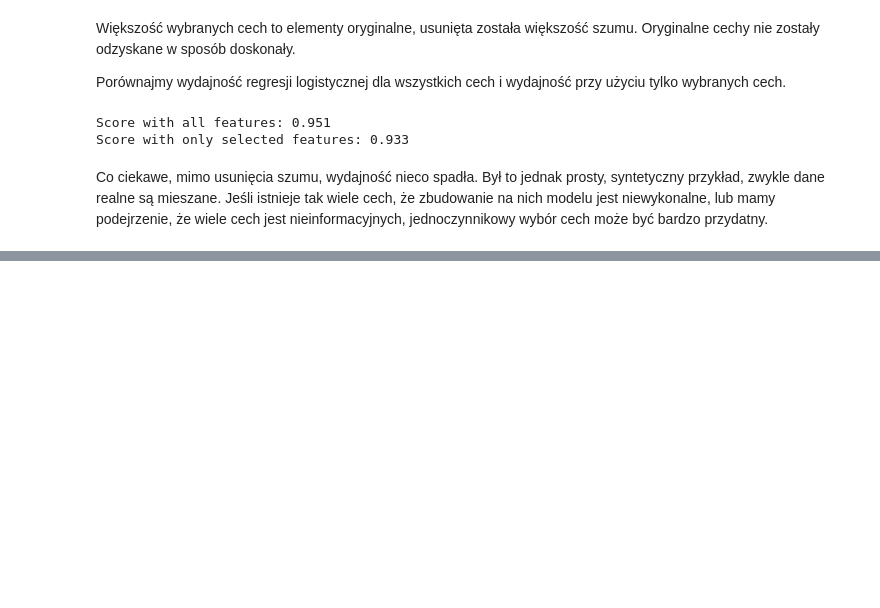
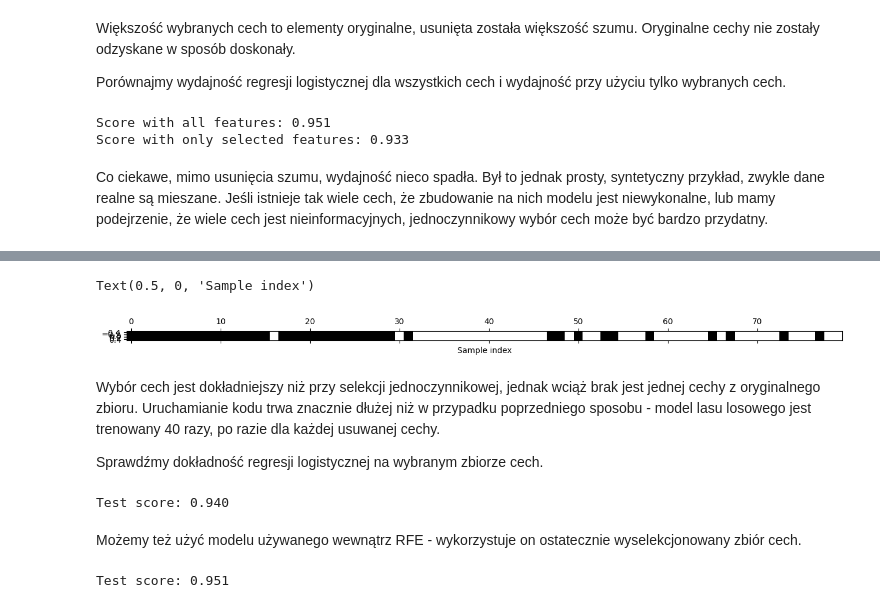
Before and after one commit to jakubtwalczak/Muller_Guido_Introduction_to_ML, a Jupyter notebook: Rozdział_4_reprezentacja_danych_i_inżynieria_cech.ipynb, the cells around one changed output, grey strips where cells are left out. Cells and saved outputs as stored; diff of their text form; code cells hidden in the pictures; blank space fills up the shorter version.

```diff
--- a/Rozdział_4_reprezentacja_danych_i_inżynieria_cech.ipynb
+++ b/Rozdział_4_reprezentacja_danych_i_inżynieria_cech.ipynb
@@ -556,0 +605,28 @@ Co ciekawe, mimo usunięcia szumu, wydajność nieco spadła. Był to jednak pro
+# %%
+from sklearn.feature_selection import RFE
+select = RFE(RandomForestClassifier(n_estimators=100, random_state=42), n_features_to_select=40)
+select.fit(X_train, y_train)
+
+mask = select.get_support()
+plt.matshow(mask.reshape(1, -1), cmap='gray_r')
+plt.xlabel("Sample index")
+# %% [output]
+Text(0.5, 0, 'Sample index')
+[figure, added]
+# %% [markdown]
+Wybór cech jest dokładniejszy niż przy selekcji jednoczynnikowej, jednak wciąż brak jest jednej cechy z oryginalnego zbioru. Uruchamianie kodu trwa znacznie dłużej niż w przypadku poprzedniego sposobu - model lasu losowego jest trenowany 40 razy, po razie dla każdej usuwanej cechy.
+
+Sprawdźmy dokładność regresji logistycznej na wybranym zbiorze cech.
+# %%
+X_train_rfe = select.transform(X_train)
+X_test_rfe = select.transform(X_test)
+score = LogisticRegression(max_iter=10000).fit(X_train_rfe, y_train).score(X_test_rfe, y_test)
+print("Test score: {:.3f}".format(score))
+# %% [output]
+Test score: 0.940
+# %% [markdown]
+Możemy też użyć modelu używanego wewnątrz RFE - wykorzystuje on ostatecznie wyselekcjonowany zbiór cech.
+# %%
+print("Test score: {:.3f}".format(select.score(X_test, y_test)))
+# %% [output]
+Test score: 0.951
```
Also changed, not shown: parts of 20 cells of this notebook.
